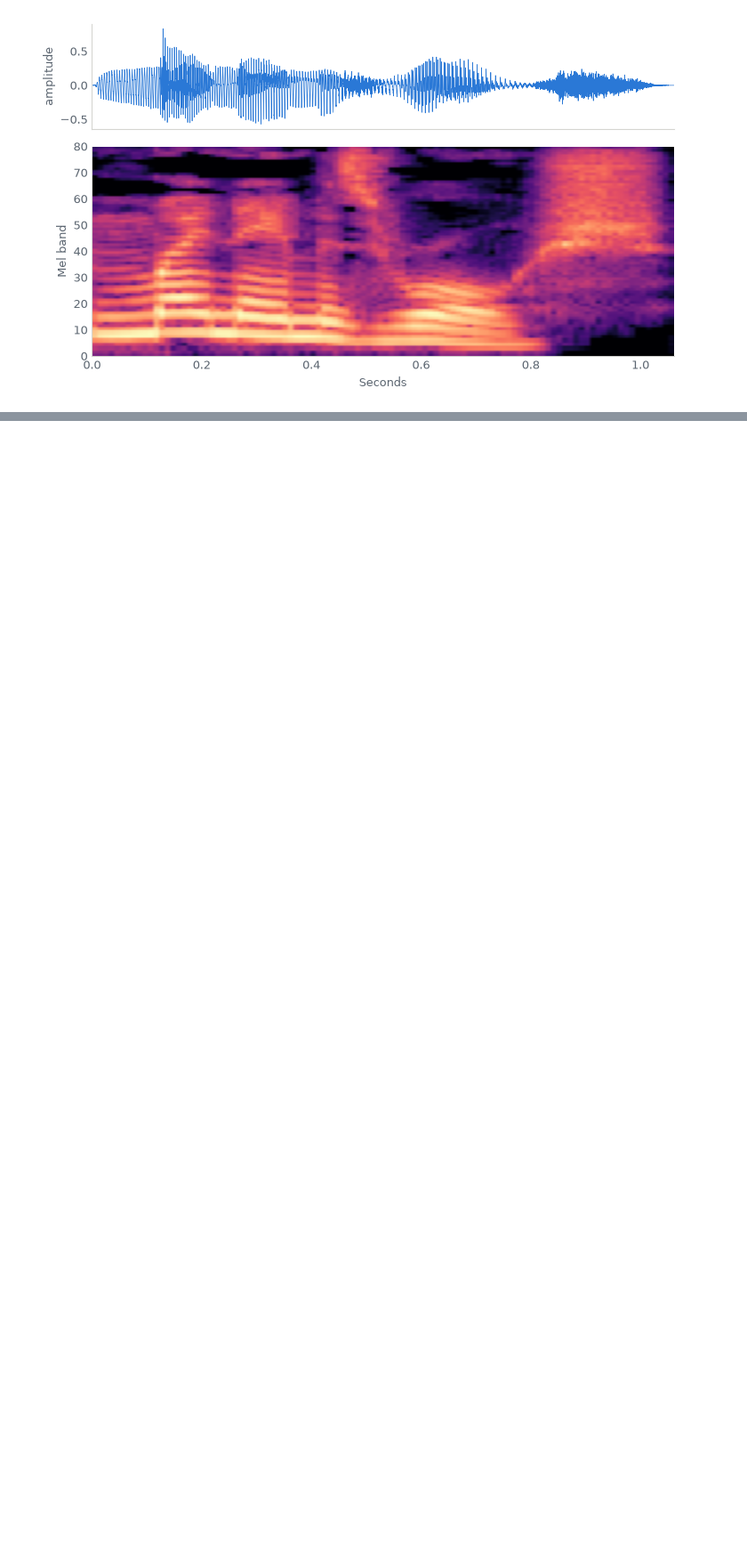
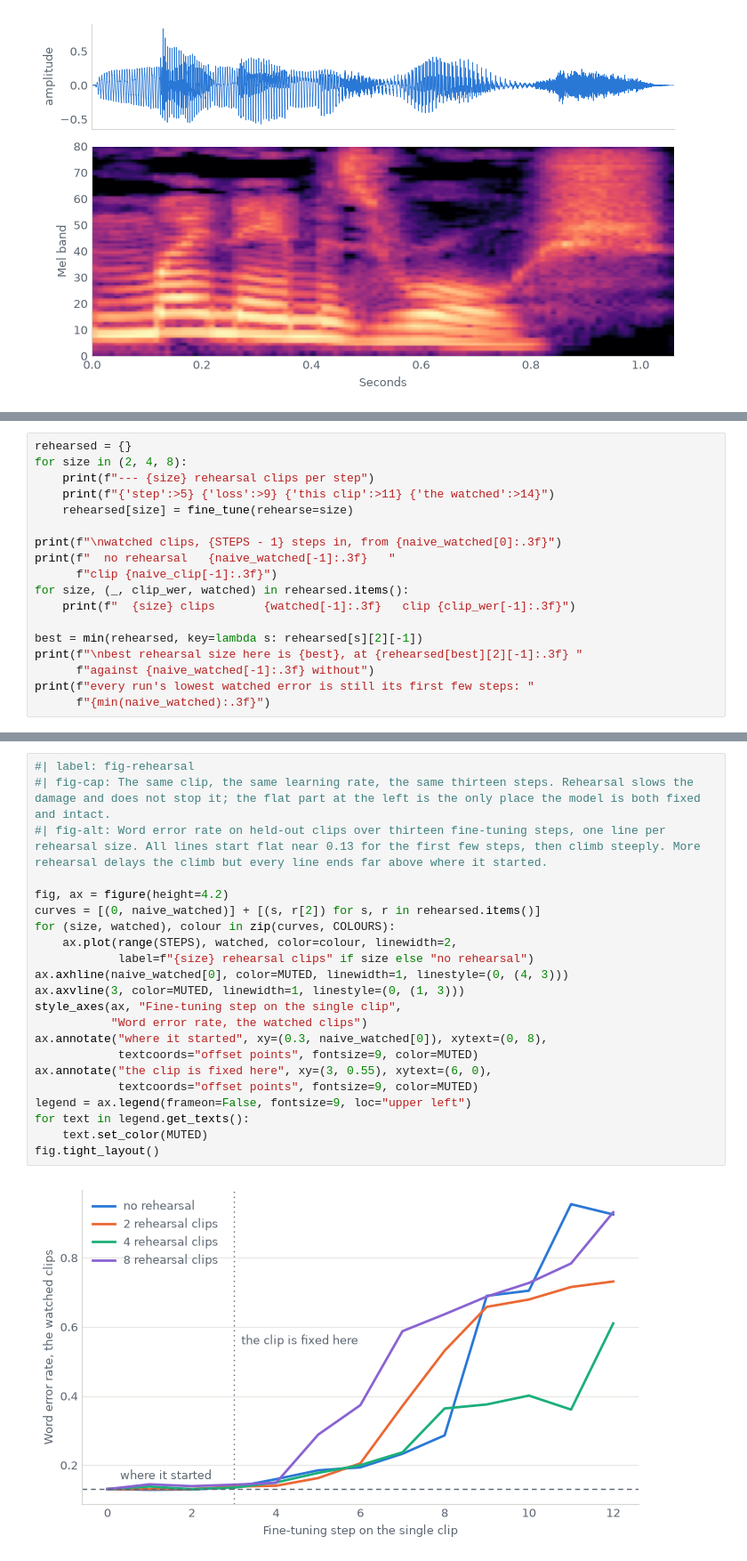
Before and after one commit to RoshBeed/roshbeed.github.io, a Jupyter notebook: posts/2026-07-06-fine-tuning-whisper/index.ipynb, the cells around one changed output, grey strips where cells are left out. Shown at 89% size. Cells and saved outputs as stored; diff of their text form; blank space fills up the shorter version.

```diff
--- a/posts/2026-07-06-fine-tuning-whisper/index.ipynb
+++ b/posts/2026-07-06-fine-tuning-whisper/index.ipynb
@@ -522,0 +526,18 @@ The full project is
+# %%
+rehearsed = {}
+for size in (2, 4, 8):
+    print(f"--- {size} rehearsal clips per step")
+    print(f"{'step':>5} {'loss':>9} {'this clip':>11} {'the watched':>14}")
+    rehearsed[size] = fine_tune(rehearse=size)
+
+print(f"\nwatched clips, {STEPS - 1} steps in, from {naive_watched[0]:.3f}")
+print(f"  no rehearsal   {naive_watched[-1]:.3f}   "
+      f"clip {naive_clip[-1]:.3f}")
+for size, (_, clip_wer, watched) in rehearsed.items():
+    print(f"  {size} clips       {watched[-1]:.3f}   clip {clip_wer[-1]:.3f}")
+
+best = min(rehearsed, key=lambda s: rehearsed[s][2][-1])
+print(f"\nbest rehearsal size here is {best}, at {rehearsed[best][2][-1]:.3f} "
+      f"against {naive_watched[-1]:.3f} without")
+print(f"every run's lowest watched error is still its first few steps: "
+      f"{min(naive_watched):.3f}")
@@ -522,0 +562,24 @@ The full project is
+# %%
+#| label: fig-rehearsal
+#| fig-cap: The same clip, the same learning rate, the same thirteen steps. Rehearsal slows the damage and does not stop it; the flat part at the left is the only place the model is both fixed and intact.
+#| fig-alt: Word error rate on held-out clips over thirteen fine-tuning steps, one line per rehearsal size. All lines start flat near 0.13 for the first few steps, then climb steeply. More rehearsal delays the climb but every line ends far above where it started.
+
+fig, ax = figure(height=4.2)
+curves = [(0, naive_watched)] + [(s, r[2]) for s, r in rehearsed.items()]
+for (size, watched), colour in zip(curves, COLOURS):
+    ax.plot(range(STEPS), watched, color=colour, linewidth=2,
+            label=f"{size} rehearsal clips" if size else "no rehearsal")
+ax.axhline(naive_watched[0], color=MUTED, linewidth=1, linestyle=(0, (4, 3)))
+ax.axvline(3, color=MUTED, linewidth=1, linestyle=(0, (1, 3)))
+style_axes(ax, "Fine-tuning step on the single clip",
+           "Word error rate, the watched clips")
+ax.annotate("where it started", xy=(0.3, naive_watched[0]), xytext=(0, 8),
+            textcoords="offset points", fontsize=9, color=MUTED)
+ax.annotate("the clip is fixed here", xy=(3, 0.55), xytext=(6, 0),
+            textcoords="offset points", fontsize=9, color=MUTED)
+legend = ax.legend(frameon=False, fontsize=9, loc="upper left")
+for text in legend.get_texts():
+    text.set_color(MUTED)
+fig.tight_layout()
+# %% [output]
+[figure, added]
```
Also changed, not shown: parts of 31 cells of this notebook.
